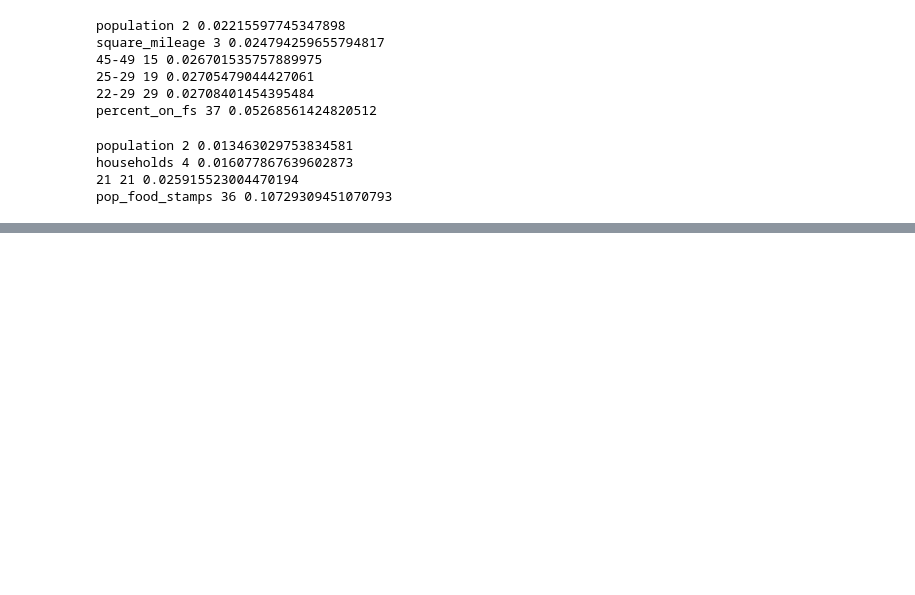
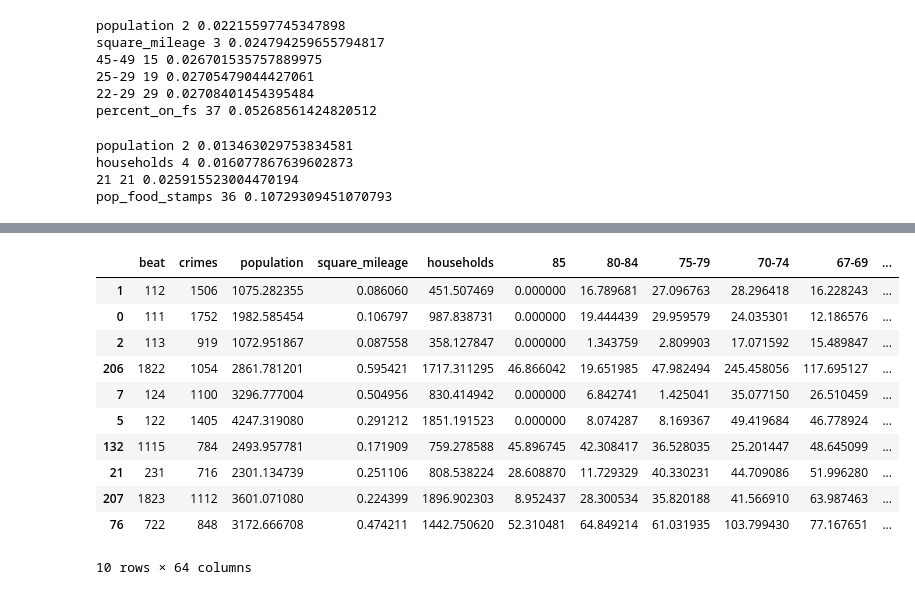
Before and after one commit to WarnerVance/CP2-Data-Analysis, a Jupyter notebook: scratch.ipynb, the cells around one changed output, grey strips where cells are left out. Cells and saved outputs as stored; diff of their text form; code cells hidden in the pictures; blank space fills up the shorter version.

```diff
--- a/scratch.ipynb
+++ b/scratch.ipynb
@@ -182,0 +158,19 @@ pop_food_stamps 36 0.10729309451070793
+# %%
+# Where in Chicago has the most crime for its population?
+demo['Crime_density'] = demo['crimes'] / demo['population']
+demo_sort_crime_capita = demo.sort_values(by='Crime_density', ascending= False)
+demo_sort_crime_capita.head(10)
+# It seems that beat 112 which is in the middle of the loop has the highest crime density.
+# %% [output]
+|  | beat | crimes | population | square_mileage | households | 85 | 80-84 | 75-79 | 70-74 | 67-69 | ... |
+| 1 | 112 | 1506 | 1075.282355 | 0.086060 | 451.507469 | 0.000000 | 16.789681 | 27.096763 | 28.296418 | 16.228243 | ... |
+| 0 | 111 | 1752 | 1982.585454 | 0.106797 | 987.838731 | 0.000000 | 19.444439 | 29.959579 | 24.035301 | 12.186576 | ... |
+| 2 | 113 | 919 | 1072.951867 | 0.087558 | 358.127847 | 0.000000 | 1.343759 | 2.809903 | 17.071592 | 15.489847 | ... |
+| 206 | 1822 | 1054 | 2861.781201 | 0.595421 | 1717.311295 | 46.866042 | 19.651985 | 47.982494 | 245.458056 | 117.695127 | ... |
+| 7 | 124 | 1100 | 3296.777004 | 0.504956 | 830.414942 | 0.000000 | 6.842741 | 1.425041 | 35.077150 | 26.510459 | ... |
+| 5 | 122 | 1405 | 4247.319080 | 0.291212 | 1851.191523 | 0.000000 | 8.074287 | 8.169367 | 49.419684 | 46.778924 | ... |
+| 132 | 1115 | 784 | 2493.957781 | 0.171909 | 759.278588 | 45.896745 | 42.308417 | 36.528035 | 25.201447 | 48.645099 | ... |
+| 21 | 231 | 716 | 2301.134739 | 0.251106 | 808.538224 | 28.608870 | 11.729329 | 40.330231 | 44.709086 | 51.996280 | ... |
+| 207 | 1823 | 1112 | 3601.071080 | 0.224399 | 1896.902303 | 8.952437 | 28.300534 | 35.820188 | 41.566910 | 63.987463 | ... |
+| 76 | 722 | 848 | 3172.666708 | 0.474211 | 1442.750620 | 52.310481 | 64.849214 | 61.031935 | 103.799430 | 77.167651 | ... |
+10 rows × 64 columns
```
Also changed, not shown: parts of 10 cells of this notebook, 3 other files.
